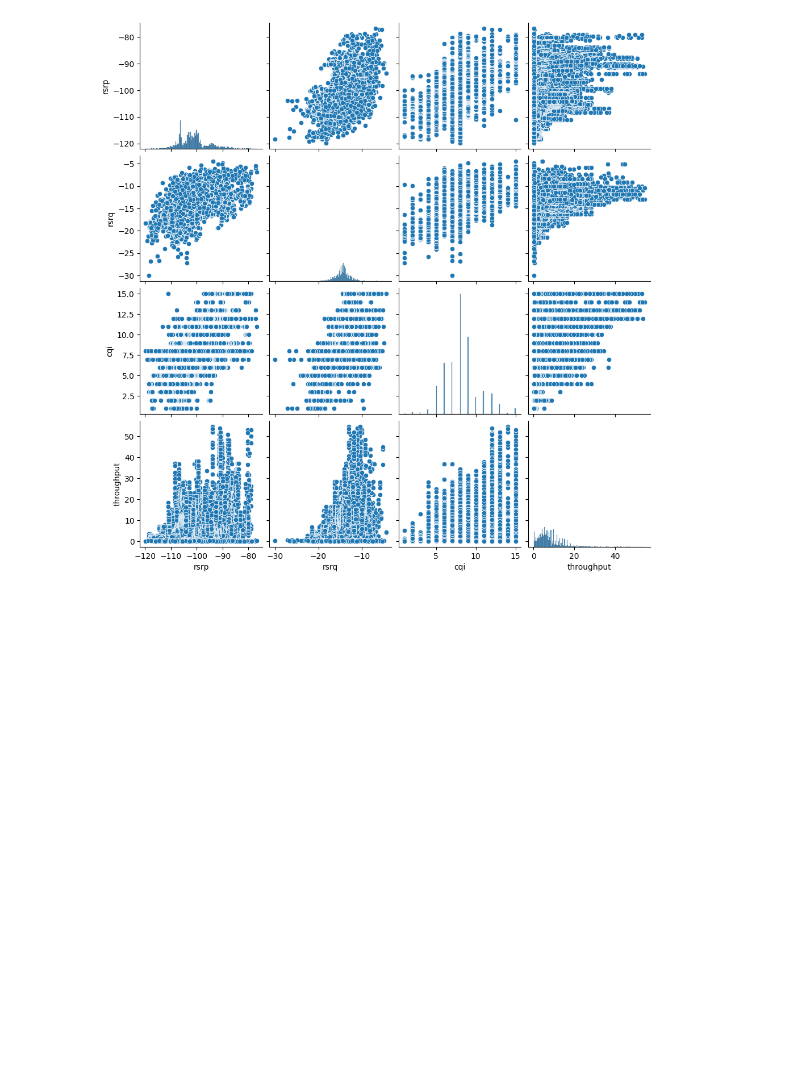
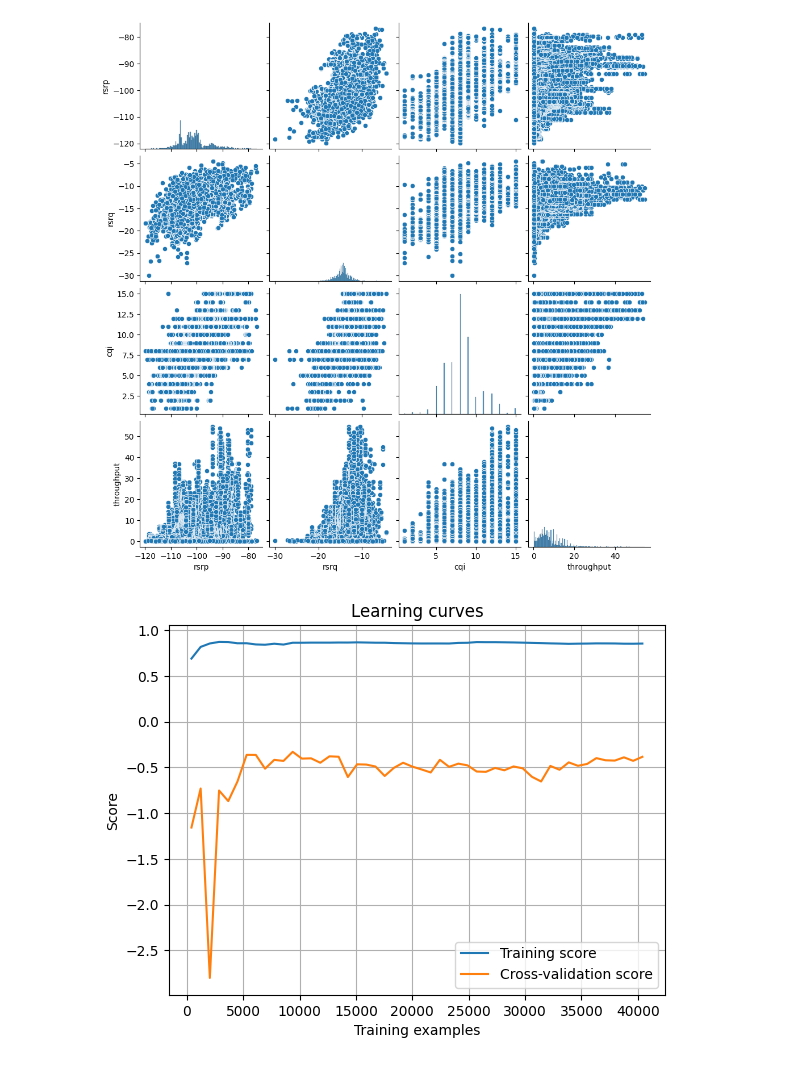
Before and after one commit to Domciotomcio/Eksploracja-danych, a Jupyter notebook: project/implementation.ipynb, the cells around one changed output. Drawn from its saved outputs; the diff is of its cells as text; code cells hidden in the pictures; blank space fills up the shorter version.

```diff
--- a/project/implementation.ipynb
+++ b/project/implementation.ipynb
@@ -203,3 +203,21 @@ sns.pairplot(my_data[['rsrp', 'rsrq', 'cqi', 'throughput']])
 # %% [output]
 <seaborn.axisgrid.PairGrid at 0x...>
 [figure]
+# %%
+# learning curve
+from sklearn.model_selection import learning_curve
+
+train_sizes, train_scores, test_scores = learning_curve(model, X, y, cv=5, n_jobs=-1, train_sizes=np.linspace(0.01, 1.0, 50))
+
+# show learning curves
+plt.figure()
+plt.plot(train_sizes, np.mean(train_scores, axis=1), label='Training score')
+plt.plot(train_sizes, np.mean(test_scores, axis=1), label='Cross-validation score')
+plt.title('Learning curves')
+plt.xlabel('Training examples')
+plt.ylabel('Score')
+plt.legend()
+plt.grid()
+plt.show()
+# %% [output]
+[figure, added]
```
Also changed, not shown: 2 other files.
